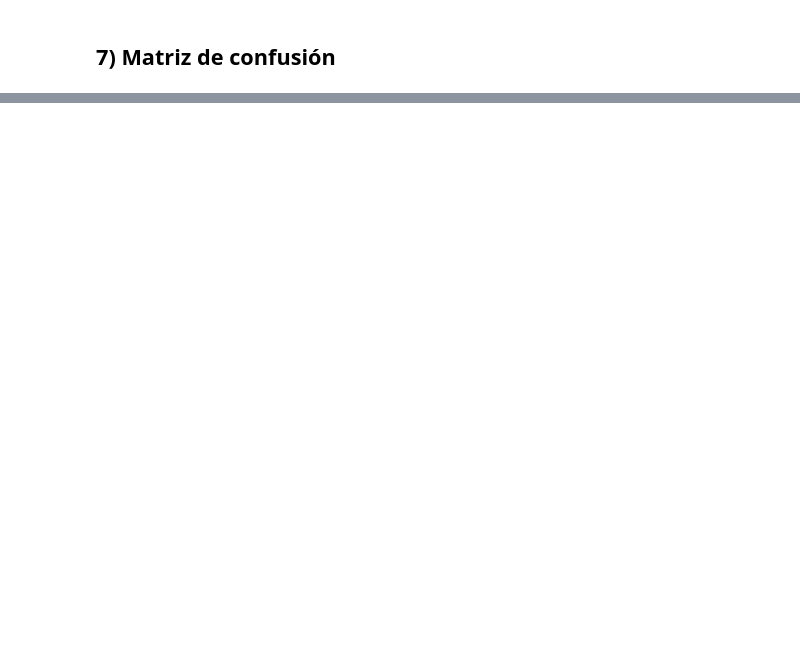
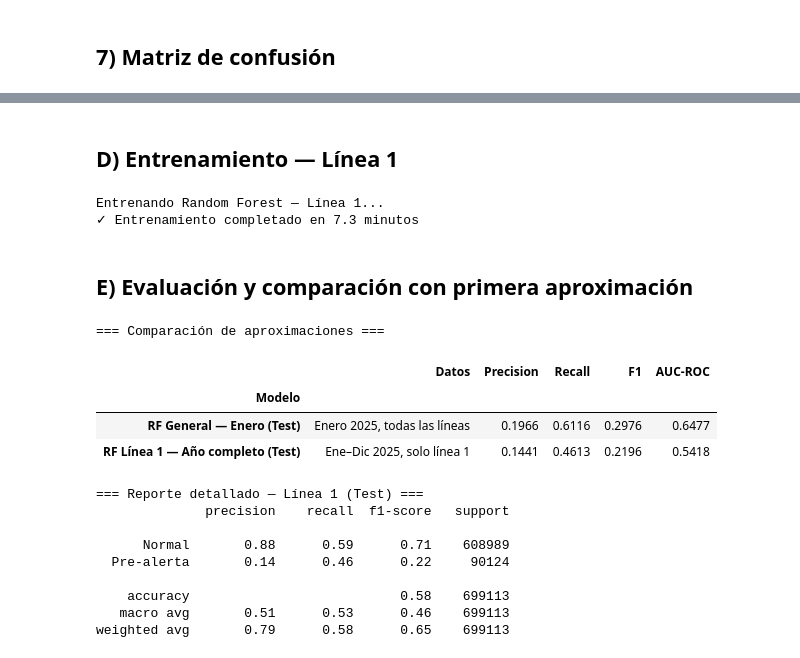
Before and after one commit to UCM-GIDIA-PD1/c2526-R5, a Jupyter notebook: src/models/modelos_alertas/tecnica_RandomForest.ipynb, the cells around one changed output, grey strips where cells are left out. Drawn from its saved outputs; the diff is of its cells as text; code cells hidden in the pictures; blank space fills up the shorter version.

```diff
--- a/src/models/modelos_alertas/tecnica_RandomForest.ipynb
+++ b/src/models/modelos_alertas/tecnica_RandomForest.ipynb
@@ -331,0 +444,70 @@ Verdaderos positivos (Alerta detectada):           64,721
+# %% [markdown]
+## D) Entrenamiento — Línea 1
+# %%
+import time
+
+rf_l1 = RandomForestClassifier(
+    n_estimators=200,
+    max_depth=15,
+    min_samples_leaf=50,
+    class_weight='balanced',
+    n_jobs=-1,
+    random_state=RANDOM_STATE,
+    verbose=0
+)
+
+print("Entrenando Random Forest — Línea 1...")
+t0 = time.time()
+rf_l1.fit(X2_train, y2_train)
+elapsed = time.time() - t0
+print(f"✓ Entrenamiento completado en {elapsed/60:.1f} minutos")
+# %% [output]
+Entrenando Random Forest — Línea 1...
+✓ Entrenamiento completado en 7.3 minutos
+# %% [markdown]
+## E) Evaluación y comparación con primera aproximación
+# %%
+res_l1_val  = evaluar_modelo("RF L1 — Validación", rf_l1, X2_val,  y2_val)
+res_l1_test = evaluar_modelo("RF L1 — Test",       rf_l1, X2_test, y2_test)
+
+# Comparación directa con la primera aproximación
+comparacion = pd.DataFrame([
+    {
+        "Modelo":    "RF General — Enero (Test)",
+        "Datos":     "Enero 2025, todas las líneas",
+        "Precision": res_test["Precision"],
+        "Recall":    res_test["Recall"],
+        "F1":        res_test["F1"],
+        "AUC-ROC":   res_test["AUC-ROC"],
+    },
+    {
+        "Modelo":    "RF Línea 1 — Año completo (Test)",
+        "Datos":     "Ene–Dic 2025, solo línea 1",
+        "Precision": res_l1_test["Precision"],
+        "Recall":    res_l1_test["Recall"],
+        "F1":        res_l1_test["F1"],
+        "AUC-ROC":   res_l1_test["AUC-ROC"],
+    },
+]).set_index("Modelo")
+
+print("=== Comparación de aproximaciones ===")
+display(comparacion)
+
+print("\n=== Reporte detallado — Línea 1 (Test) ===")
+y2_pred_test = rf_l1.predict(X2_test)
+print(classification_report(y2_test, y2_pred_test, target_names=["Normal", "Pre-alerta"]))
+# %% [output]
+=== Comparación de aproximaciones ===
+|  | Datos | Precision | Recall | F1 | AUC-ROC |
+| Modelo |  |  |  |  |  |
+| RF General — Enero (Test) | Enero 2025, todas las líneas | 0.1966 | 0.6116 | 0.2976 | 0.6477 |
+| RF Línea 1 — Año completo (Test) | Ene–Dic 2025, solo línea 1 | 0.1441 | 0.4613 | 0.2196 | 0.5418 |
+=== Reporte detallado — Línea 1 (Test) ===
+              precision    recall  f1-score   support
+
+      Normal       0.88      0.59      0.71    608989
+  Pre-alerta       0.14      0.46      0.22     90124
+
+    accuracy                           0.58    699113
+   macro avg       0.51      0.53      0.46    699113
+weighted avg       0.79      0.58      0.65    699113
```
Also changed, not shown: parts of 14 cells of this notebook.
